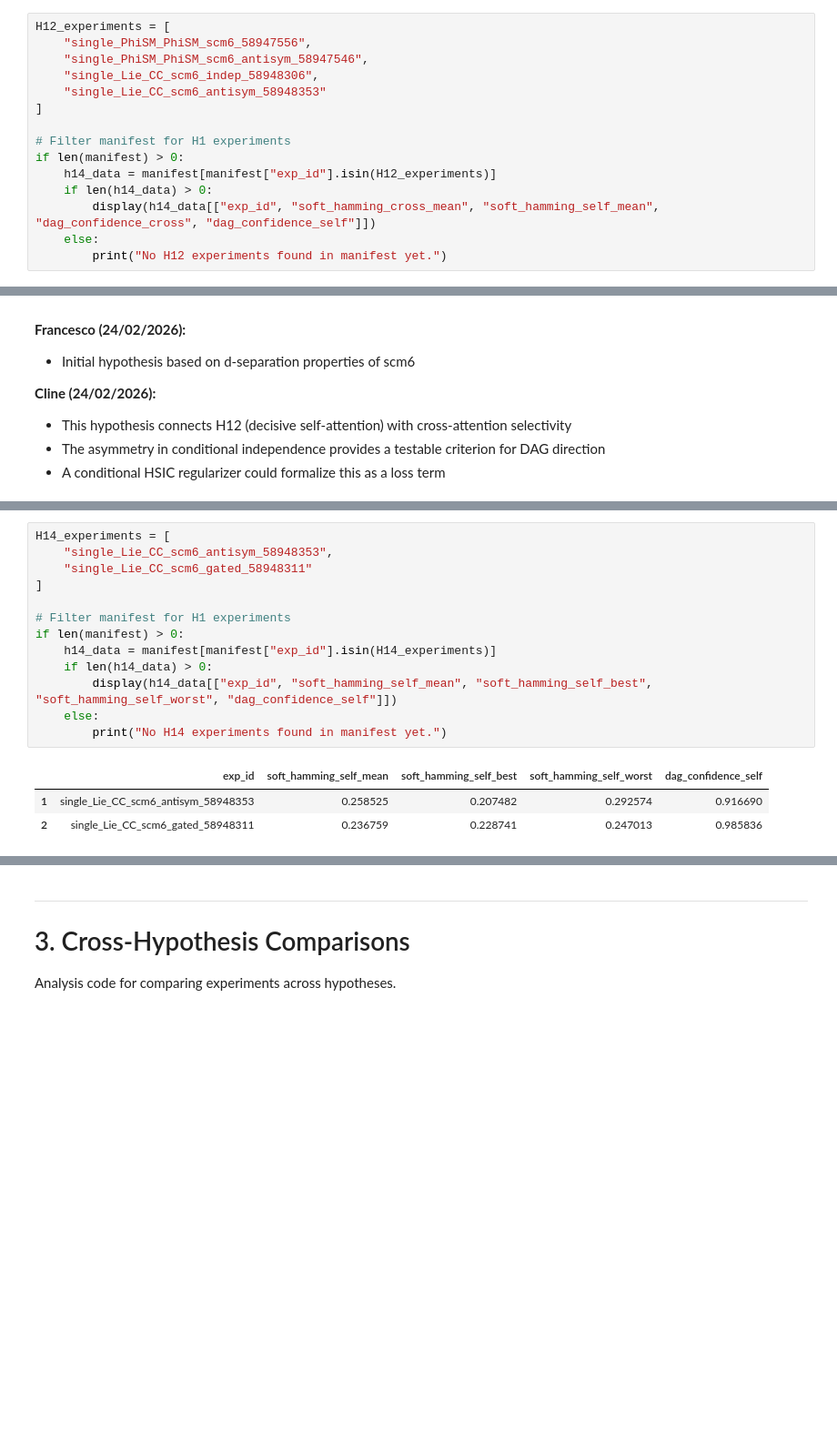
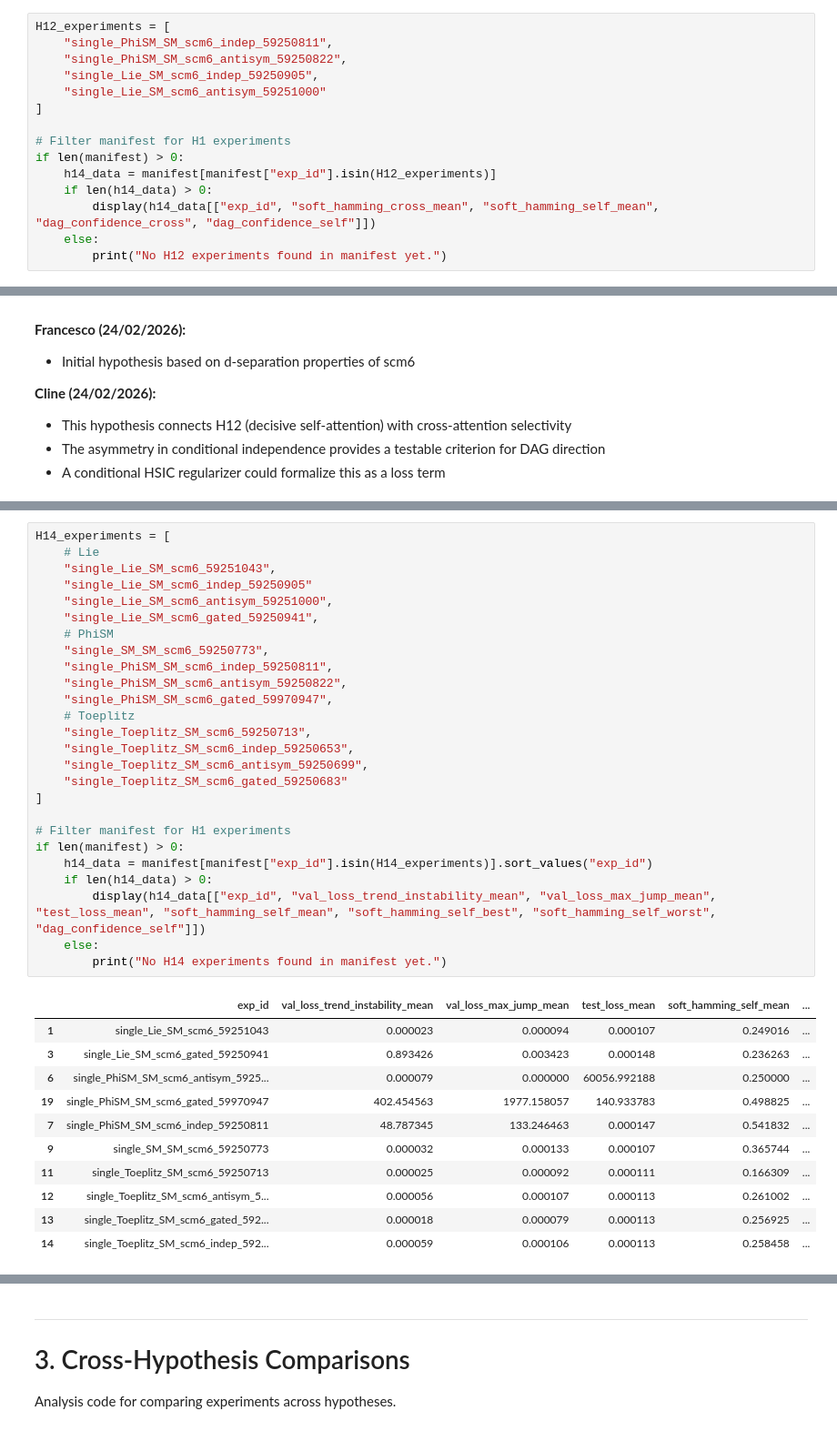
Before and after one commit to scipi1/causaliT, a Jupyter notebook: notebooks/experiments_analysis.ipynb, the cells around one changed output, grey strips where cells are left out. Shown at 91% size. Drawn from its saved outputs; the diff is of its cells as text; blank space fills up the shorter version.

```diff
--- a/notebooks/experiments_analysis.ipynb
+++ b/notebooks/experiments_analysis.ipynb
@@ -362,10 +550,10 @@ if len(manifest) > 0:
 ##### **Findings:** By enforcing $P(i\to j)=1-P(j\to i)$ doesn't enforce a more confident and consistent DAG learning as both probabilities can be around 0.5, learning the representation with the highest entropy and lowest confidence. The Soft Hamming is better in the antisymmetric because the diagonal is set to zero "artificially".
 # %%
 H12_experiments = [
-    "single_PhiSM_PhiSM_scm6_58947556",
-    "single_PhiSM_PhiSM_scm6_antisym_58947546",
-    "single_Lie_CC_scm6_indep_58948306",
-    "single_Lie_CC_scm6_antisym_58948353"
+    "single_PhiSM_SM_scm6_indep_59250811",
+    "single_PhiSM_SM_scm6_antisym_59250822",
+    "single_Lie_SM_scm6_indep_59250905",
+    "single_Lie_SM_scm6_antisym_59251000"
 ]
 
 # Filter manifest for H1 experiments
@@ -473,17 +668,38 @@ By intruducing a gating mechanism for the edge, can we better control an edge ON
 # %%
 H14_experiments = [
-    "single_Lie_CC_scm6_antisym_58948353",
-    "single_Lie_CC_scm6_gated_58948311"
+    # Lie
+    "single_Lie_SM_scm6_59251043",
+    "single_Lie_SM_scm6_indep_59250905"
+    "single_Lie_SM_scm6_antisym_59251000",
+    "single_Lie_SM_scm6_gated_59250941",
+    # PhiSM
+    "single_SM_SM_scm6_59250773",
+    "single_PhiSM_SM_scm6_indep_59250811",
+    "single_PhiSM_SM_scm6_antisym_59250822",
+    "single_PhiSM_SM_scm6_gated_59970947",
+    # Toeplitz
+    "single_Toeplitz_SM_scm6_59250713",
+    "single_Toeplitz_SM_scm6_indep_59250653",
+    "single_Toeplitz_SM_scm6_antisym_59250699",
+    "single_Toeplitz_SM_scm6_gated_59250683"
 ]
 
 # Filter manifest for H1 experiments
 if len(manifest) > 0:
-    h14_data = manifest[manifest["exp_id"].isin(H14_experiments)]
+    h14_data = manifest[manifest["exp_id"].isin(H14_experiments)].sort_values("exp_id")
     if len(h14_data) > 0:
-        display(h14_data[["exp_id", "soft_hamming_self_mean", "soft_hamming_self_best", "soft_hamming_self_worst", "dag_confidence_self"]])
+        display(h14_data[["exp_id", "val_loss_trend_instability_mean", "val_loss_max_jump_mean", "test_loss_mean", "soft_hamming_self_mean", "soft_hamming_self_best", "soft_hamming_self_worst", "dag_confidence_self"]])
     else:
         print("No H14 experiments found in manifest yet.")
 # %% [output]
-|  | exp_id | soft_hamming_self_mean | soft_hamming_self_best | soft_hamming_self_worst | dag_confidence_self |
-| 1 | single_Lie_CC_scm6_antisym_58948353 | 0.258525 | 0.207482 | 0.292574 | 0.916690 |
-| 2 | single_Lie_CC_scm6_gated_58948311 | 0.236759 | 0.228741 | 0.247013 | 0.985836 |
+|  | exp_id | val_loss_trend_instability_mean | val_loss_max_jump_mean | test_loss_mean | soft_hamming_self_mean | ... |
+| 1 | single_Lie_SM_scm6_59251043 | 0.000023 | 0.000094 | 0.000107 | 0.249016 | ... |
+| 3 | single_Lie_SM_scm6_gated_59250941 | 0.893426 | 0.003423 | 0.000148 | 0.236263 | ... |
+| 6 | single_PhiSM_SM_scm6_antisym_5925... | 0.000079 | 0.000000 | 60056.992188 | 0.250000 | ... |
+| 19 | single_PhiSM_SM_scm6_gated_59970947 | 402.454563 | 1977.158057 | 140.933783 | 0.498825 | ... |
+| 7 | single_PhiSM_SM_scm6_indep_59250811 | 48.787345 | 133.246463 | 0.000147 | 0.541832 | ... |
+| 9 | single_SM_SM_scm6_59250773 | 0.000032 | 0.000133 | 0.000107 | 0.365744 | ... |
+| 11 | single_Toeplitz_SM_scm6_59250713 | 0.000025 | 0.000092 | 0.000111 | 0.166309 | ... |
+| 12 | single_Toeplitz_SM_scm6_antisym_5... | 0.000056 | 0.000107 | 0.000113 | 0.261002 | ... |
+| 13 | single_Toeplitz_SM_scm6_gated_592... | 0.000018 | 0.000079 | 0.000113 | 0.256925 | ... |
+| 14 | single_Toeplitz_SM_scm6_indep_592... | 0.000059 | 0.000106 | 0.000113 | 0.258458 | ... |
```
Also changed, not shown: parts of 36 cells of this notebook, 25 other files.
